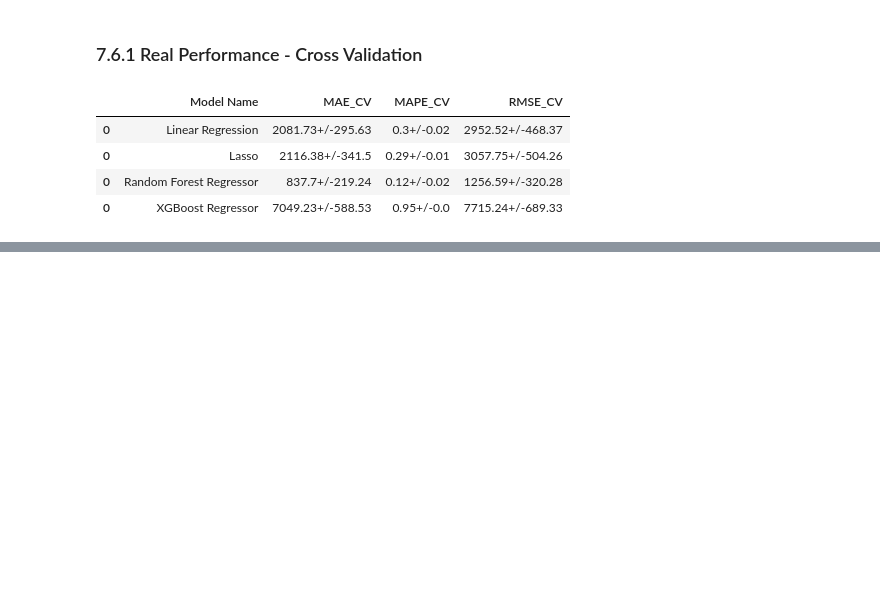
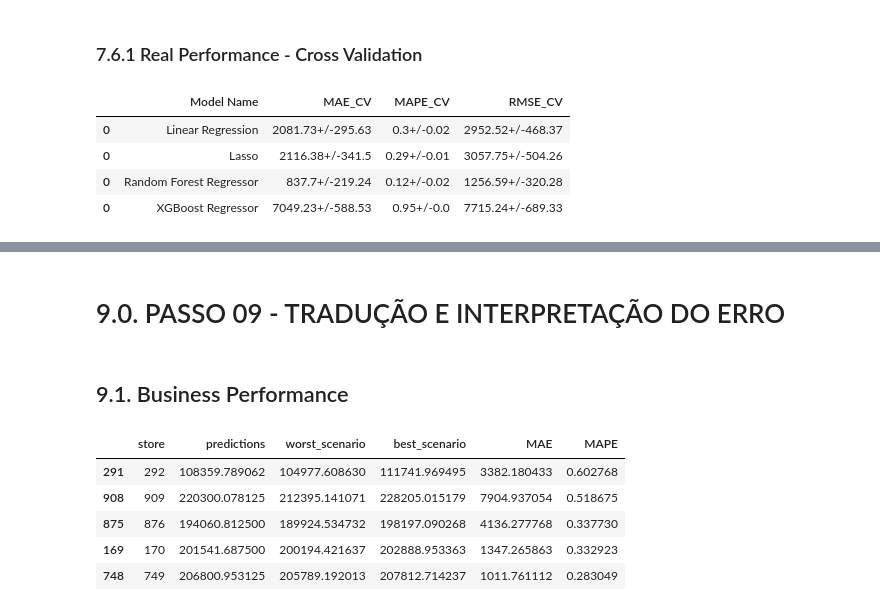
Before and after one commit to math-prog/Rossmann_Store_Sales, a Jupyter notebook: notebooks/m04_v01_store_sales_prediction.ipynb, the cells around one changed output, grey strips where cells are left out. Drawn from its saved outputs; the diff is of its cells as text; code cells hidden in the pictures; blank space fills up the shorter version.

```diff
--- a/notebooks/m04_v01_store_sales_prediction.ipynb
+++ b/notebooks/m04_v01_store_sales_prediction.ipynb
@@ -1245,0 +1253,2 @@ xgb_result_tuned
+# %% [markdown]
+# 9.0. PASSO 09 - TRADUÇÃO E INTERPRETAÇÃO DO ERRO
@@ -1245,0 +1261,2 @@ xgb_result_tuned
+# %% [markdown]
+## 9.1. Business Performance
@@ -1245,0 +1281,9 @@ xgb_result_tuned
+# %%
+df92.sort_values('MAPE', ascending = False).head()
+# %% [output]
+|  | store | predictions | worst_scenario | best_scenario | MAE | MAPE |
+| 291 | 292 | 108359.789062 | 104977.608630 | 111741.969495 | 3382.180433 | 0.602768 |
+| 908 | 909 | 220300.078125 | 212395.141071 | 228205.015179 | 7904.937054 | 0.518675 |
+| 875 | 876 | 194060.812500 | 189924.534732 | 198197.090268 | 4136.277768 | 0.337730 |
+| 169 | 170 | 201541.687500 | 200194.421637 | 202888.953363 | 1347.265863 | 0.332923 |
+| 748 | 749 | 206800.953125 | 205789.192013 | 207812.714237 | 1011.761112 | 0.283049 |
```
Also changed, not shown: parts of 26 cells of this notebook.
